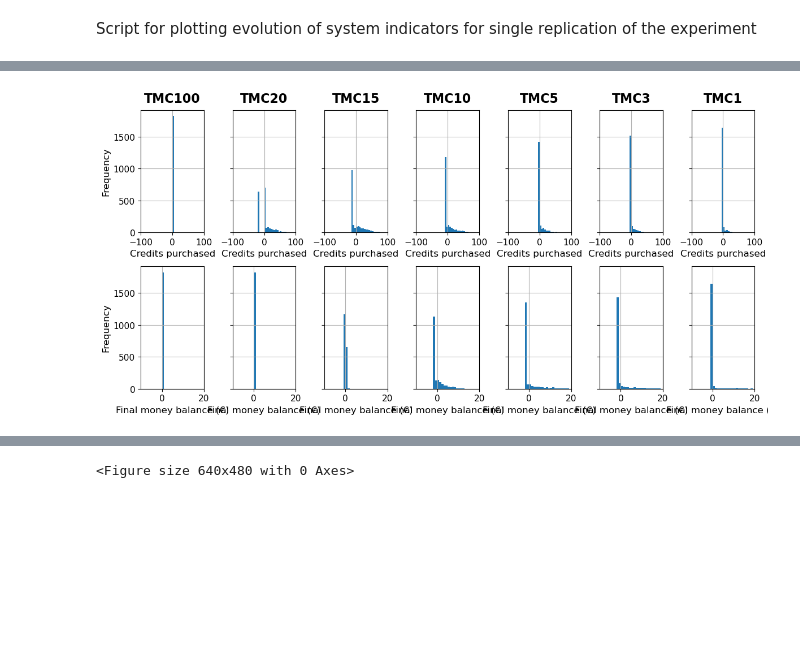
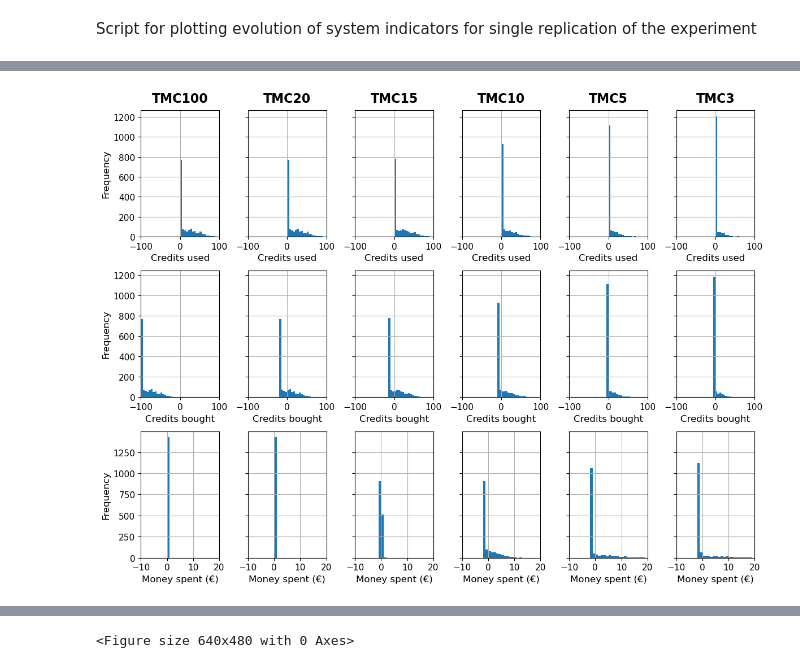
Before and after one commit to Arjan-de-R/FleetMaaS, a Jupyter notebook: evaluation/studies/tmc_paper/credit_supply.ipynb, the cells around one changed output, grey strips where cells are left out. Drawn from its saved outputs; the diff is of its cells as text; code cells hidden in the pictures; blank space fills up the shorter version.

```diff
--- a/evaluation/studies/tmc_paper/credit_supply.ipynb
+++ b/evaluation/studies/tmc_paper/credit_supply.ipynb
@@ -76,7 +79,7 @@ i = 0
 for scheme in dem_mgmt_schemes:
     if scheme.startswith("tmc"):
         # Plot 1: market shares
-        evo_df[scheme][['car','rh_solo','rh_pool', 'pt', 'bike','not_enough_credit']].div(params[scheme]['nP']).mul(100).plot(kind='bar', stacked=True, ax=axes[i], width=0.8)
+        evo_df[scheme][['car','rh_solo','rh_pool', 'pt', 'bike','not_enough_credit']].div(evo_df[scheme][['car','rh_solo','rh_pool', 'pt', 'bike','not_enough_credit']].sum(axis=1), axis=0).mul(100).plot(kind='bar', stacked=True, ax=axes[i], width=0.8)
         axes[i].set_ylabel('Modal split (%)',fontsize=14)
         axes[i].get_legend().remove()
         # axes[i].set_xticks(range(0, params[scheme]['tmc']['duration'], 5))
@@ -274,7 +277,7 @@ dtype: float64
 modal_split_trips = pd.DataFrame()
 for scheme in dem_mgmt_schemes:
     # if not scheme.startswith('tmc'):
-    modal_split_trips[scheme] = evo_df[scheme][['car','rh_solo','rh_pool', 'pt', 'bike','not_enough_credit']].tail(n_days_eql).sum().div(params[scheme]['nP']*n_days_eql).mul(100)
+    modal_split_trips[scheme] = evo_df[scheme][['car','rh_solo','rh_pool', 'pt', 'bike','not_enough_credit']].tail(n_days_eql).sum().div(evo_df[scheme][['car','rh_solo','rh_pool', 'pt', 'bike','not_enough_credit']].tail(n_days_eql).sum().sum(), axis=0).mul(100)
     # else:
     # modal_split_trips[scheme] = evo_df[scheme][['car','rh_solo','rh_pool', 'pt', 'bike','not_enough_credit']].sum().div(params[scheme]['nP']*params[scheme]['tmc']['duration']).mul(100)
 ax = modal_split_trips.T.plot.bar(stacked=True, rot=0, width=0.7, figsize=(11,4))
@@ -435,8 +444,26 @@ pax_prop = dict()
 for scheme in dem_mgmt_schemes:
     if scheme.startswith("tmc"):
         last_day = evo_df[scheme].index.values[-1]
-        travs_df[scheme] = pd.read_csv(os.path.join(result_path, '{}-{}'.format(scheme, scenario_name), 'mc_{}_tm_{}_travs.csv'.format(last_day, 1)))
+        folder = os.path.join(result_path, '{}-{}'.format(scheme, scenario_name))
+        pattern = f"mc_{last_day}_tm_*.csv"
+        files = glob.glob(os.path.join(folder, pattern))
+        # Extract tm numbers
+        tm_numbers = []
+        for f in files:
+            match = re.search(r"mc_{}_tm_(\d+)\.csv".format(last_day), os.path.basename(f))
+            if match:
+                tm_numbers.append(int(match.group(1)))
+        if tm_numbers:
+            last_tm = max(tm_numbers)
+        else:
+            last_tm = 0  # fallback if nothing found
+        travs_df[scheme] = pd.read_csv(os.path.join(result_path, '{}-{}'.format(scheme, scenario_name), 'mc_{}_tm_{}_travs.csv'.format(last_day, last_tm))).reset_index()
         pax_prop = pd.read_csv(os.path.join(result_path, '{}-{}'.format(scheme, scenario_name), '1_pax-properties.csv'))
-        travs_df[scheme] = pd.concat([travs_df[scheme], pax_prop], axis=1)
+        pax_prop = pax_prop.loc[pax_prop['pax_id'].isin(travs_df[scheme]['pax'].unique())].copy().reset_index()
+        expected_pax_prop = pd.read_csv(os.path.join(result_path, '{}-{}'.format(scheme, scenario_name), 'conv_trav_expected_attr.csv'))
+        expected_pax_prop = expected_pax_prop.loc[expected_pax_prop['Unnamed: 0'].isin(travs_df[scheme]['pax'].unique())].copy().reset_index()
+        travs_df[scheme] = pd.concat([travs_df[scheme], pax_prop, expected_pax_prop], axis=1)
+        travs_df[scheme]['credits_bought'] = travs_df[scheme]['credits'] - travs_df[scheme]['tmc_balance']
+        travs_df[scheme]['money_spent_buying_credits'] = travs_df[scheme]['credits_bought'] * evo_df[scheme]['price'].iloc[-1]
 travs_df['tmc10']
 # %% [output]
@@ -456,30 +483,35 @@ travs_df['tmc10']
 # %%
-fig, axes = plt.subplots(nrows=2, ncols=n_tmc_scenarios, figsize=(12, 6), sharey='row')
+fig, axes = plt.subplots(nrows=3, ncols=n_tmc_scenarios, figsize=(12, 9), sharey='row')
 i = 0
 for scheme in dem_mgmt_schemes:
     if scheme.startswith("tmc"):
-        travs_df[scheme].net_purchase.hist(ax=axes[0,i],bins=range(-100, 100, 5))
+        travs_df[scheme].credits.hist(ax=axes[0,i],bins=range(-100, 100, 5))
         axes[0, i].set_xlim(-100,100)
-        axes[0, i].set_xlabel('Credits purchased', fontsize=12)
+        axes[0, i].set_xlabel('Credits used', fontsize=12)
 
-        (travs_df[scheme].net_purchase * evo_df[scheme]['price'].iloc[-1]).hist(ax=axes[1,i], bins=range(-10, 20, 1))
-        axes[1, i].set_xlabel('Final money balance (€)', fontsize=12)
-        axes[1, i].set_xlim(-10,20)
+        travs_df[scheme].credits_bought.hist(ax=axes[1,i],bins=range(-100, 100, 5))
+        axes[1, i].set_xlim(-100,100)
+        axes[1, i].set_xlabel('Credits bought', fontsize=12)
+
+        travs_df[scheme].money_spent_buying_credits.hist(ax=axes[2,i], bins=range(-10, 20, 1))
+        axes[2, i].set_xlabel('Money spent (€)', fontsize=12)
+        axes[2, i].set_xlim(-10,20)
 
         # Subtitle for scheme
         axes[0, i].set_title('{}'.format(scheme.replace("tmc", "TMC")), fontweight='bold', pad=10, fontsize=16)
 
         i+=1
 axes[0, 0].set_ylabel('Frequency', fontsize=12)
 axes[1, 0].set_ylabel('Frequency', fontsize=12)
+axes[2, 0].set_ylabel('Frequency', fontsize=12)
 
 for a in axes.flatten():
     a.tick_params(axis='both', which='major', labelsize=11)
 
 fig.tight_layout()
 plt.savefig(os.path.join(path, 'plots', str(repl_id), 'balance-distr.png'), facecolor='w')
 # %% [output]
-[figure, old version]
+[figure, new version]
 # %%
 evo_df[scheme]['price'].iloc[-1]
 # %% [output]
```
Also changed, not shown: parts of 38 cells of this notebook.
